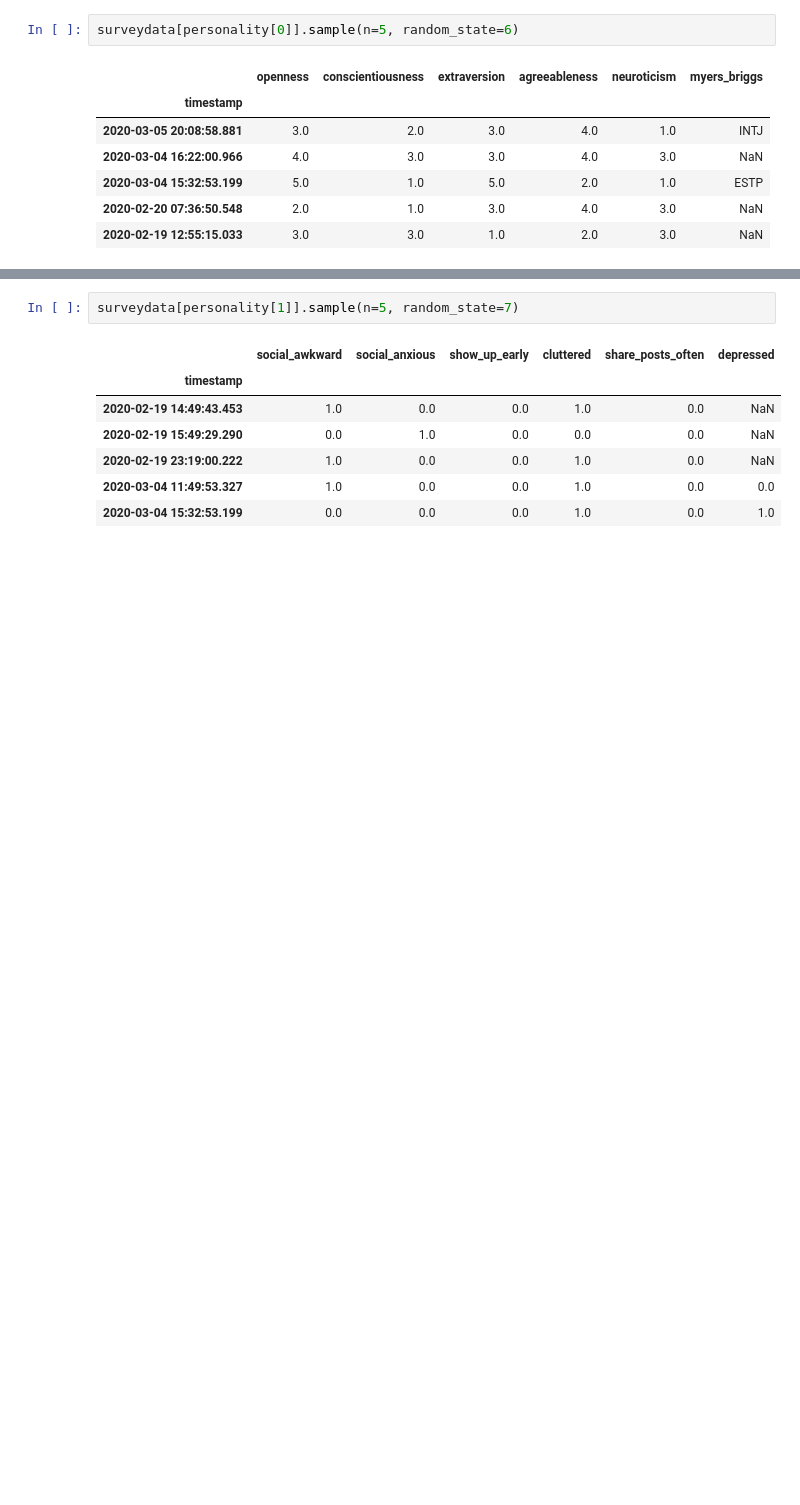
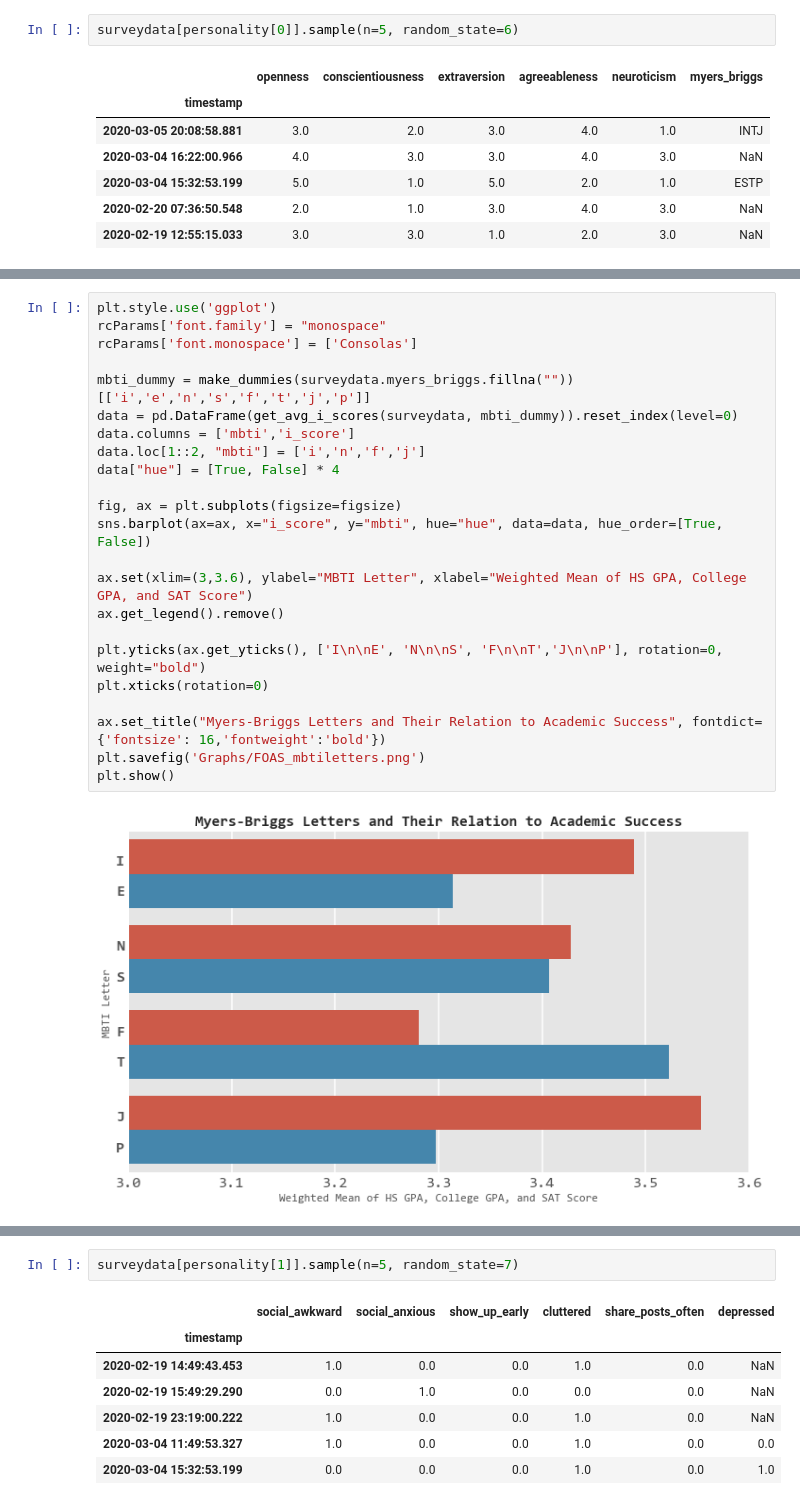
Before and after one commit to dennisfarmer/Factors-of-Academic-Success, a Jupyter notebook: eda.ipynb, the cells around one changed output, grey strips where cells are left out. Cells and saved outputs as stored; diff of their text form; blank space fills up the shorter version.

```diff
--- a/eda.ipynb
+++ b/eda.ipynb
@@ -771,0 +898,25 @@ surveydata[personality[0]].sample(n=5, random_state=6)
+# %%
+plt.style.use('ggplot')
+rcParams['font.family'] = "monospace"
+rcParams['font.monospace'] = ['Consolas']
+
+mbti_dummy = make_dummies(surveydata.myers_briggs.fillna(""))[['i','e','n','s','f','t','j','p']]
+data = pd.DataFrame(get_avg_i_scores(surveydata, mbti_dummy)).reset_index(level=0)
+data.columns = ['mbti','i_score']
+data.loc[1::2, "mbti"] = ['i','n','f','j']
+data["hue"] = [True, False] * 4
+
+fig, ax = plt.subplots(figsize=figsize)
+sns.barplot(ax=ax, x="i_score", y="mbti", hue="hue", data=data, hue_order=[True, False])
+
+ax.set(xlim=(3,3.6), ylabel="MBTI Letter", xlabel="Weighted Mean of HS GPA, College GPA, and SAT Score")
+ax.get_legend().remove()
+
+plt.yticks(ax.get_yticks(), ['I\n\nE', 'N\n\nS', 'F\n\nT','J\n\nP'], rotation=0, weight="bold")
+plt.xticks(rotation=0)
+
+ax.set_title("Myers-Briggs Letters and Their Relation to Academic Success", fontdict={'fontsize': 16,'fontweight':'bold'})
+plt.savefig('Graphs/FOAS_mbtiletters.png')
+plt.show()
+# %% [output]
+[figure, added]
```
Also changed, not shown: parts of 25 cells of this notebook, 5 other files.
